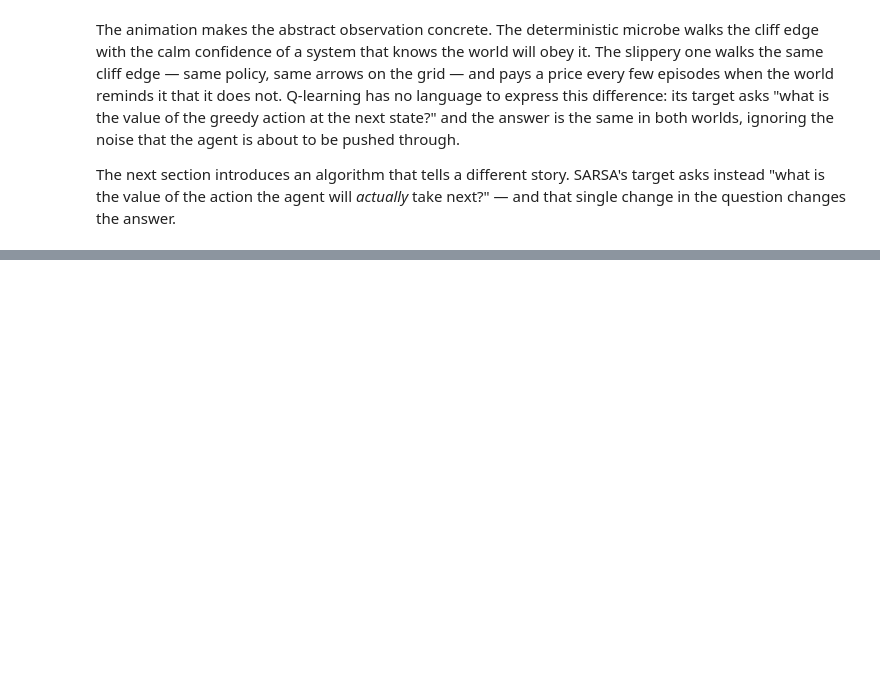
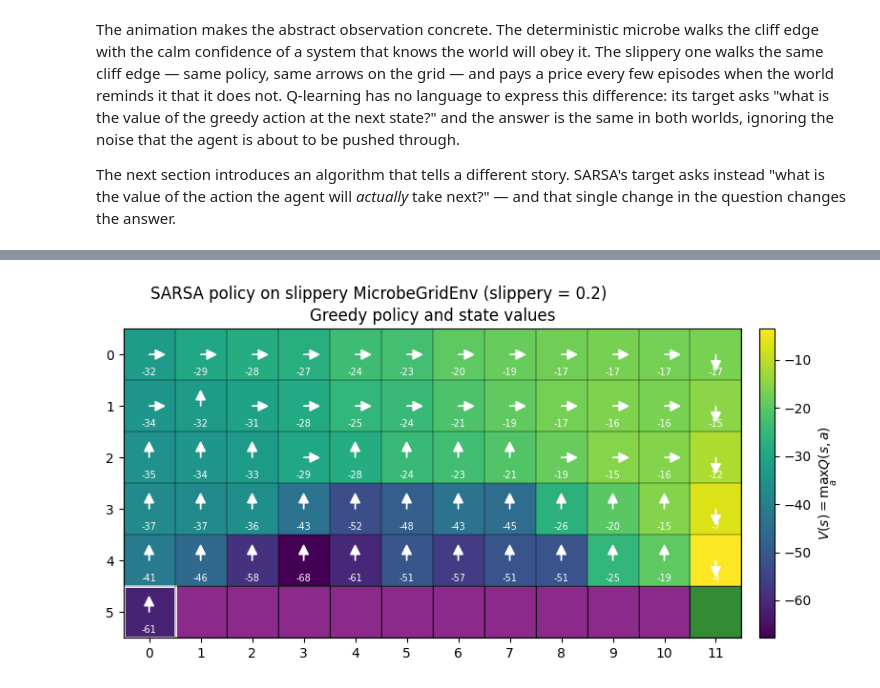
Before and after one commit to afflint/rlcoding, a Jupyter notebook: 2025-26/lecture_02_sarsa_montecarlo.ipynb, the cells around one changed output, grey strips where cells are left out. Saved outputs shown, nothing was run; the diff lists cells and outputs as text; code cells hidden in the pictures; blank space fills up the shorter version.

```diff
--- a/2025-26/lecture_02_sarsa_montecarlo.ipynb
+++ b/2025-26/lecture_02_sarsa_montecarlo.ipynb
@@ -259,0 +414,7 @@ The next section introduces an algorithm that tells a different story. SARSA's t
+# %%
+fig = plot_grid_policy_and_values(agent_sarsa_slip, env_sarsa_slip,
+                                  annotate_values=True)
+fig.suptitle("SARSA policy on slippery MicrobeGridEnv (slippery = 0.2)", y=1.02)
+plt.show()
+# %% [output]
+[figure, added]
```
Also changed, not shown: parts of 30 cells of this notebook, 6 other files.
